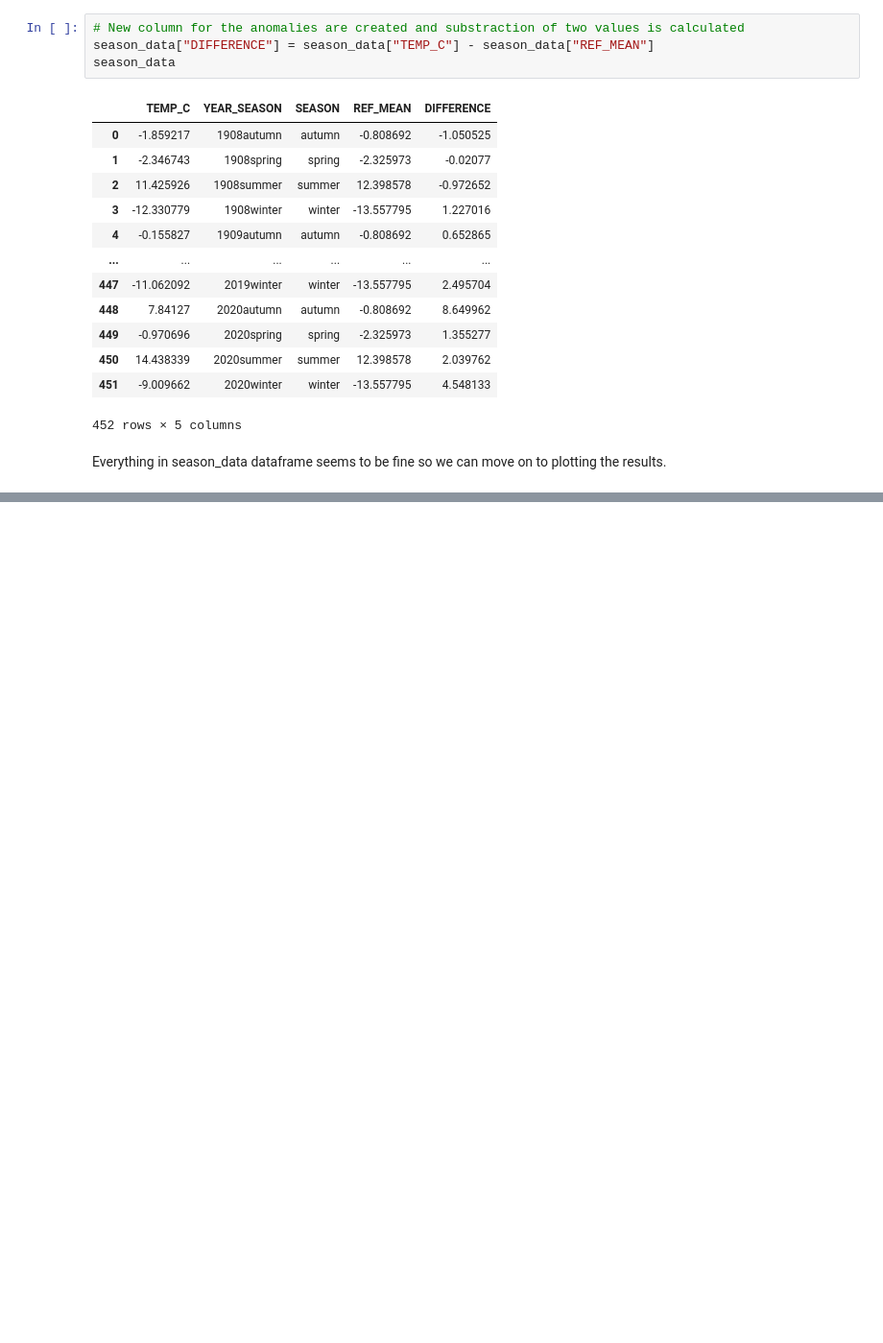
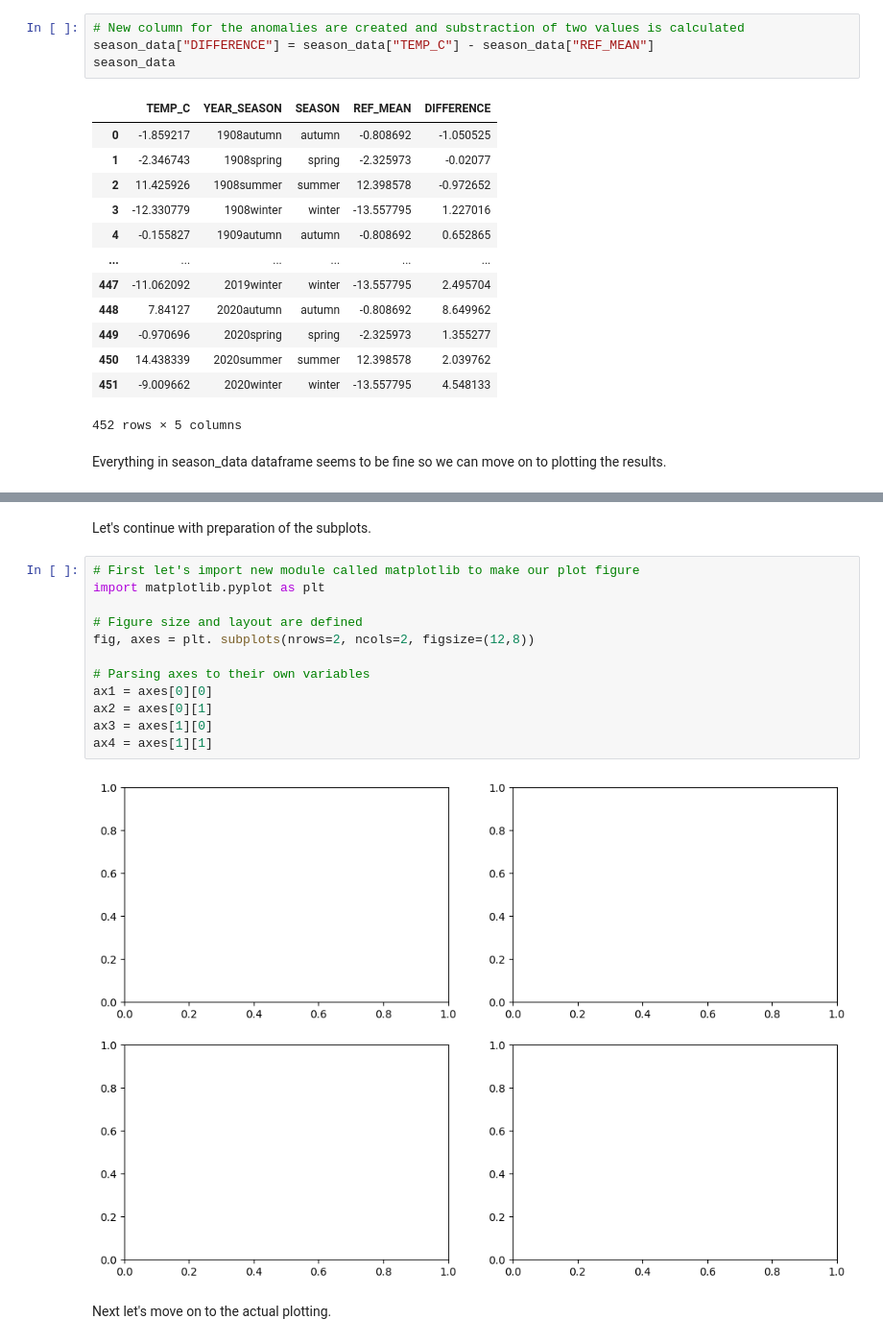
Before and after one commit to Geo-Python-2022/final-exercise-ellivikstedt, a Jupyter notebook: seasonal-weather-anomalies.ipynb, the cells around one changed output, grey strips where cells are left out. Shown at 96% size. Saved outputs shown, nothing was run; the diff lists cells and outputs as text; blank space fills up the shorter version.

Commit message:
final exercise plots without labels

```diff
--- a/seasonal-weather-anomalies.ipynb
+++ b/seasonal-weather-anomalies.ipynb
@@ -186,0 +228,18 @@ Everything in season_data dataframe seems to be fine so we can move on to plotti
+# %% [markdown]
+Let's continue with preparation of the subplots.
+# %%
+# First let's import new module called matplotlib to make our plot figure
+import matplotlib.pyplot as plt
+
+# Figure size and layout are defined
+fig, axes = plt. subplots(nrows=2, ncols=2, figsize=(12,8))
+
+# Parsing axes to their own variables
+ax1 = axes[0][0]
+ax2 = axes[0][1]
+ax3 = axes[1][0]
+ax4 = axes[1][1]
+# %% [output]
+[figure, added]
+# %% [markdown]
+Next let's move on to the actual plotting.
```
Also changed, not shown: parts of 8 cells of this notebook.
